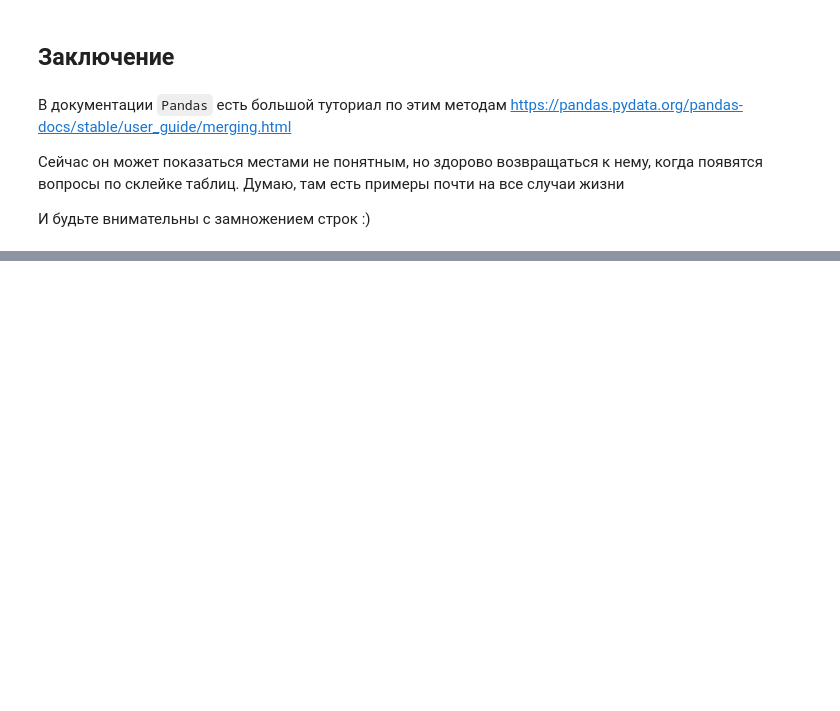
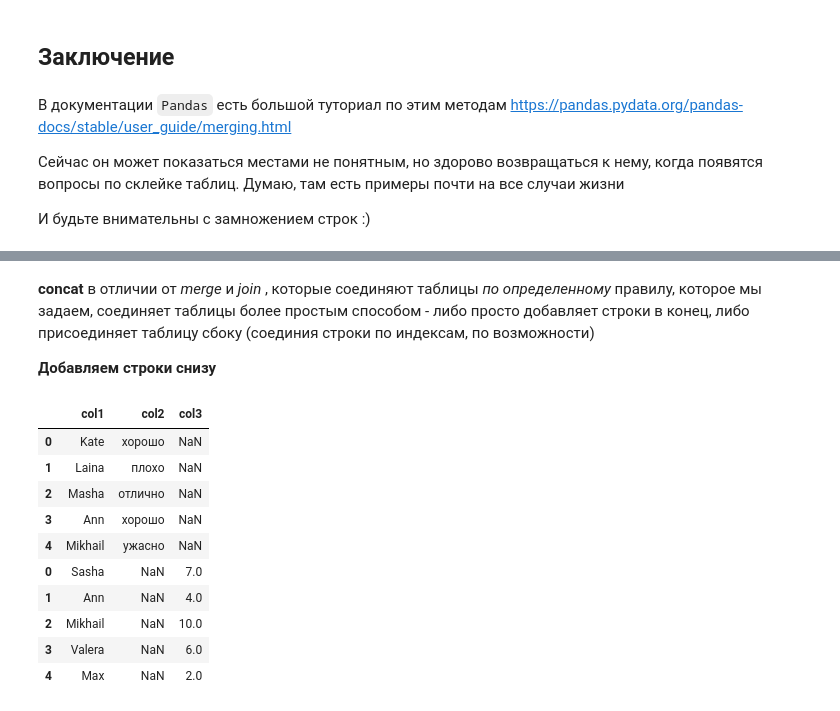
Before and after one commit to osinaanya/lessons, a Jupyter notebook: merge join.ipynb, the cells around one changed output, grey strips where cells are left out. Cells and saved outputs as stored; diff of their text form; code cells hidden in the pictures; blank space fills up the shorter version.

```diff
--- a/merge join.ipynb
+++ b/merge join.ipynb
@@ -214,0 +248,18 @@ df_1.join([df_2, df_3], how='inner')
+# %% [markdown]
+**concat** в отличии от _merge_ и _join_ , которые соединяют таблицы _по_ _определенному_ правилу, которое мы задаем, соединяет таблицы более простым способом - либо просто добавляет строки в конец, либо присоединяет таблицу сбоку (соединия строки по индексам, по возможности)
+
+**Добавляем строки снизу**
+# %%
+pd.concat([df_1, df_2])
+# %% [output]
+|  | col1 | col2 | col3 |
+| 0 | Kate | хорошо | NaN |
+| 1 | Laina | плохо | NaN |
+| 2 | Masha | отлично | NaN |
+| 3 | Ann | хорошо | NaN |
+| 4 | Mikhail | ужасно | NaN |
+| 0 | Sasha | NaN | 7.0 |
+| 1 | Ann | NaN | 4.0 |
+| 2 | Mikhail | NaN | 10.0 |
+| 3 | Valera | NaN | 6.0 |
+| 4 | Max | NaN | 2.0 |
```
Also changed, not shown: parts of 20 cells of this notebook.
